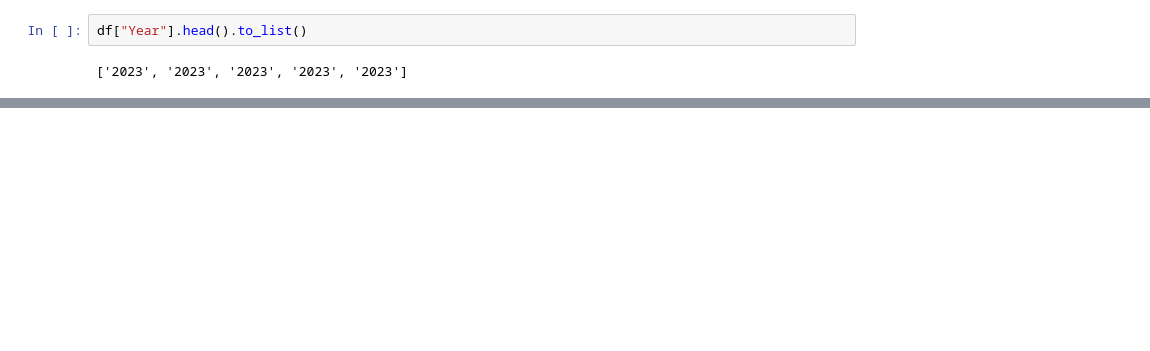
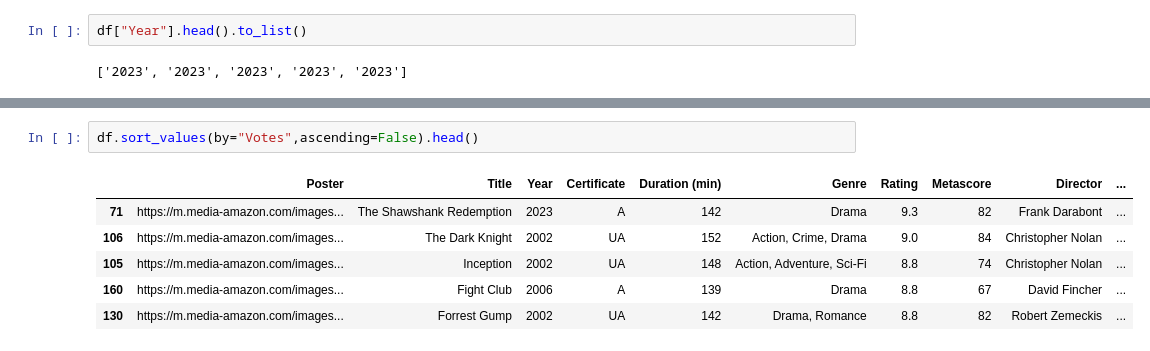
Before and after one commit to ackermanjayjay/ETL-analyst-movie-imdb, a Jupyter notebook: dags/analyst_data.ipynb, the cells around one changed output, grey strips where cells are left out. Saved outputs shown, nothing was run; the diff lists cells and outputs as text; blank space fills up the shorter version.

```diff
--- a/dags/analyst_data.ipynb
+++ b/dags/analyst_data.ipynb
@@ -140,0 +164,9 @@ df["Rating"].to_list()
+# %%
+df.sort_values(by="Votes",ascending=False).head()
+# %% [output]
+|  | Poster | Title | Year | Certificate | Duration (min) | Genre | Rating | Metascore | Director | ... |
+| 71 | https://m.media-amazon.com/images... | The Shawshank Redemption | 2023 | A | 142 | Drama | 9.3 | 82 | Frank Darabont | ... |
+| 106 | https://m.media-amazon.com/images... | The Dark Knight | 2002 | UA | 152 | Action, Crime, Drama | 9.0 | 84 | Christopher Nolan | ... |
+| 105 | https://m.media-amazon.com/images... | Inception | 2002 | UA | 148 | Action, Adventure, Sci-Fi | 8.8 | 74 | Christopher Nolan | ... |
+| 160 | https://m.media-amazon.com/images... | Fight Club | 2006 | A | 139 | Drama | 8.8 | 67 | David Fincher | ... |
+| 130 | https://m.media-amazon.com/images... | Forrest Gump | 2002 | UA | 142 | Drama, Romance | 8.8 | 82 | Robert Zemeckis | ... |
```
Also changed, not shown: parts of 13 cells of this notebook, 8 other files.
